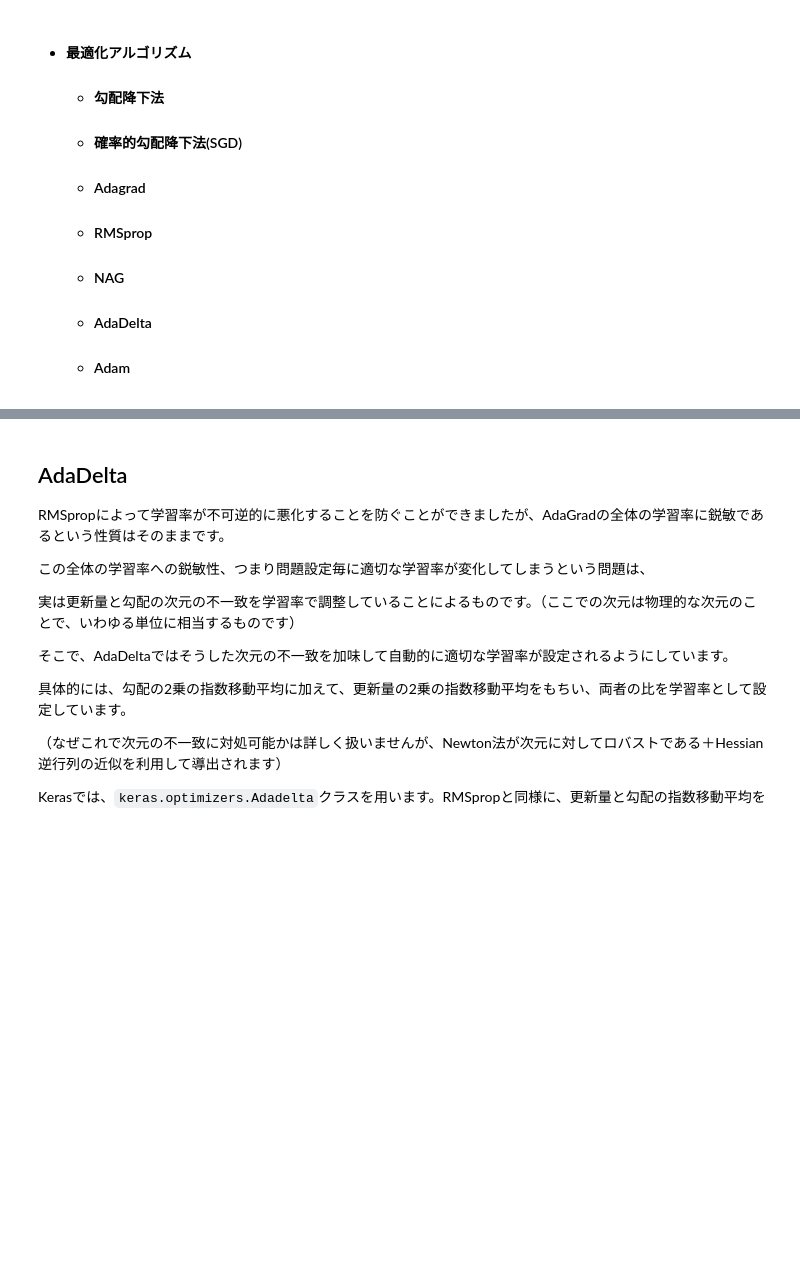
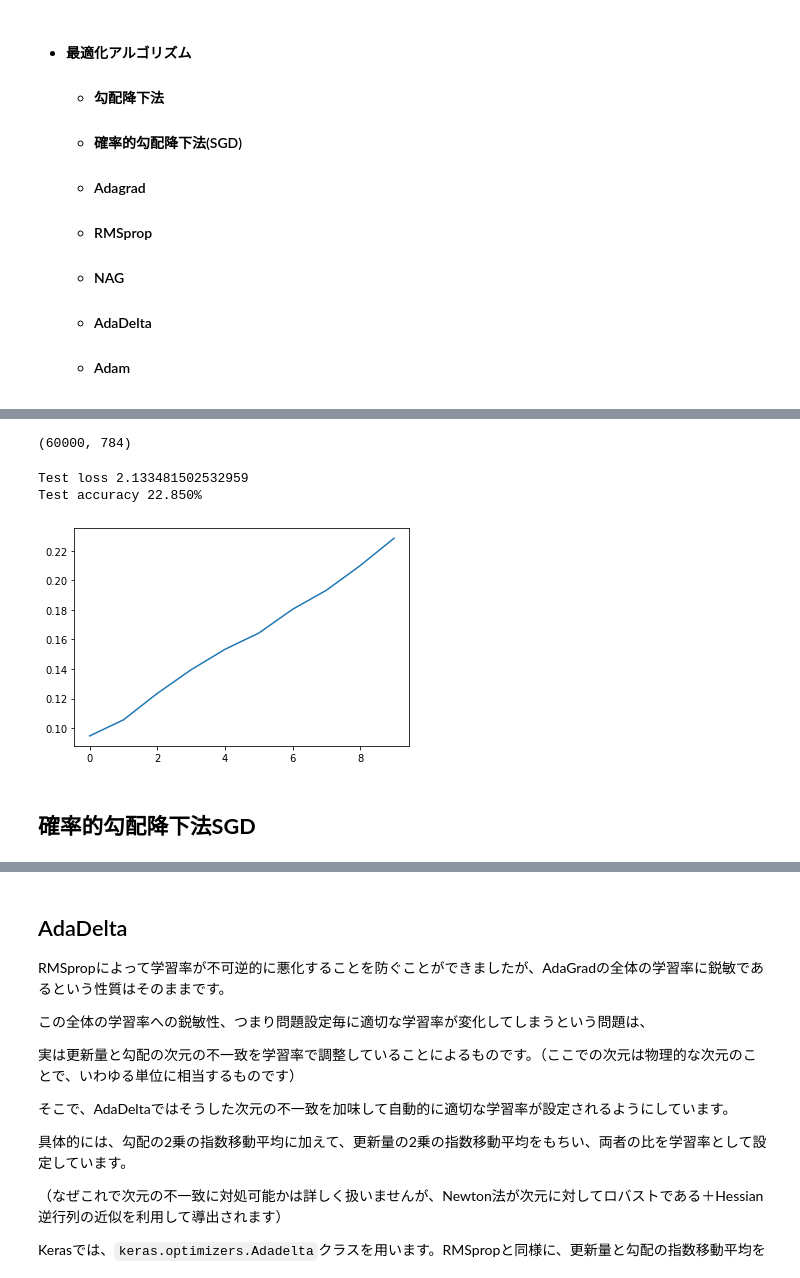
Before and after one commit to Strix9289/Introduction-of-Deep-Learning, a Jupyter notebook: Optimization.ipynb, the cells around one changed output, grey strips where cells are left out. Drawn from its saved outputs; the diff is of its cells as text; code cells hidden in the pictures; blank space fills up the shorter version.

```diff
--- a/Optimization.ipynb
+++ b/Optimization.ipynb
@@ -20,0 +125,27 @@
+# %%
+x_train.shape
+# %% [output]
+(60000, 784)
+# %%
+%%time
+model_GD = get_model()
+#epochsは1, batch_size=60000とすると
+model_GD.compile(optimizer="sgd",loss="categorical_crossentropy", metrics=["acc"])
+history_GD=model_GD.fit(x_train,y_train,verbose=0,batch_size=60000, epochs=10,validation_data=(x_test,y_test))
+# %%
+#性能評価
+score_GD = model_GD.evaluate(x_test, y_test, verbose=0)
+print("Test loss", score_GD[0])
+print("Test accuracy {:.3f}%".format(score_GD[1]*100))
+
+# 結果の可視化
+result_GD = pd.DataFrame(history_GD.history)
+
+# 目的関数の可視化
+result_GD['val_acc'].plot();
+# %% [output]
+Test loss 2.133481502532959
+Test accuracy 22.850%
+[figure, added]
+# %% [markdown]
+## **確率的勾配降下法SGD**
```
Also changed, not shown: parts of 36 cells of this notebook.
